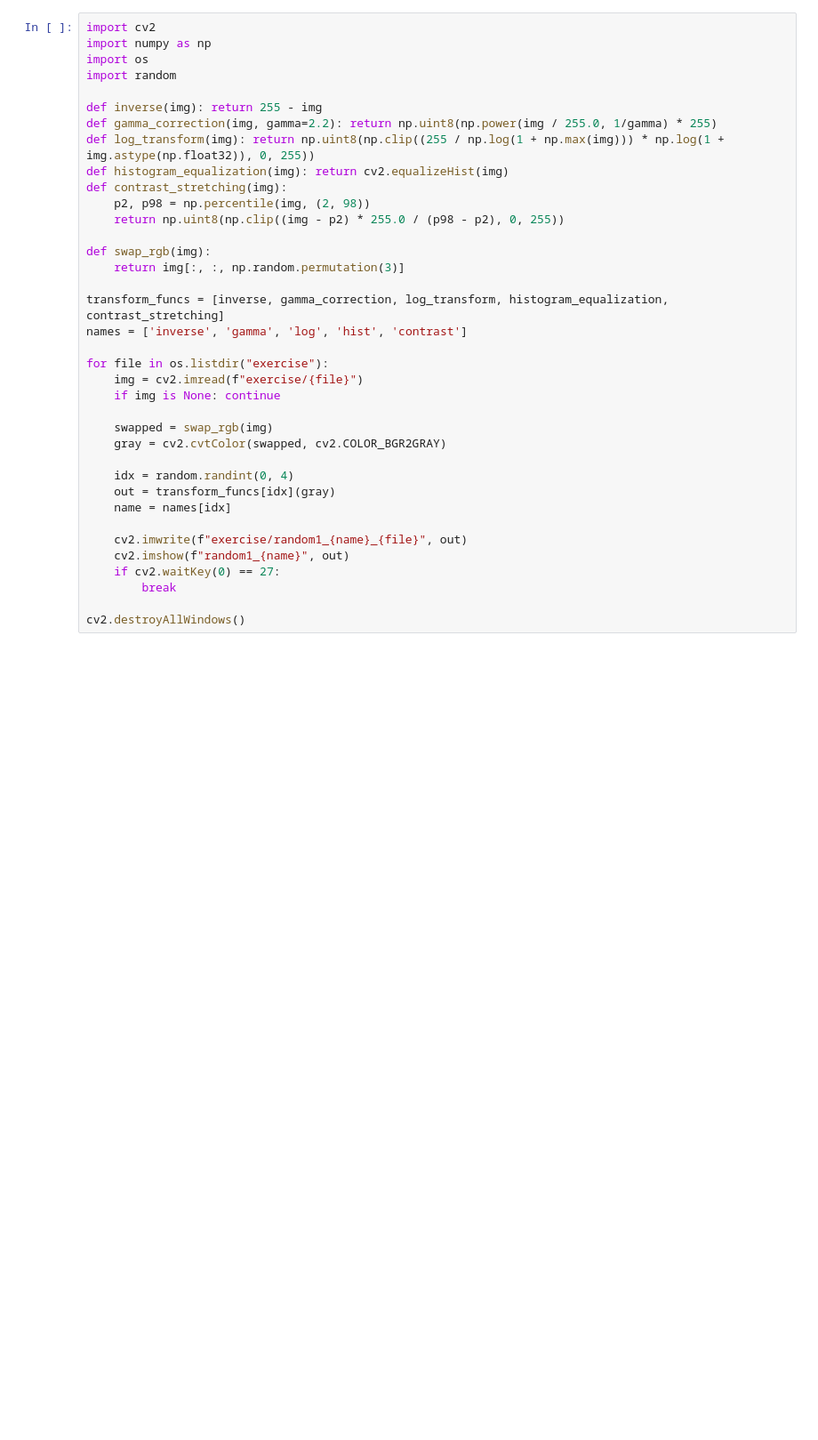
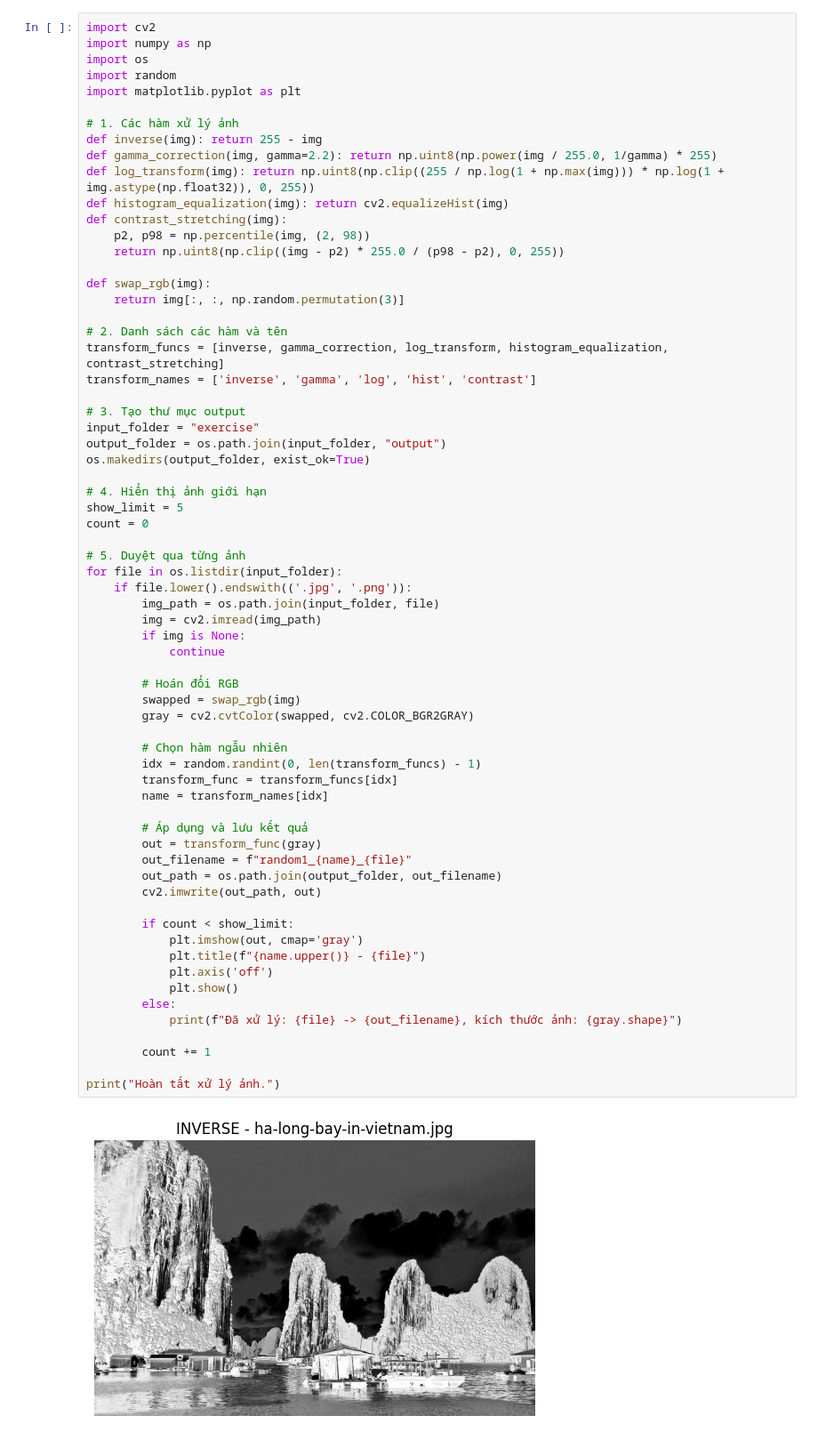
Before and after one commit to qifuong/NhapMonXuLyAnhSo-243_71ITAI40803_0101, a Jupyter notebook: Lab 2/Lab 2.ipynb, the cells around one changed output. Shown at 89% size. Drawn from its saved outputs; the diff is of its cells as text; blank space fills up the shorter version.

```diff
--- a/Lab 2/Lab 2.ipynb
+++ b/Lab 2/Lab 2.ipynb
@@ -101,37 +191,68 @@ else:
 # %%
 import cv2
 import numpy as np
 import os
 import random
+import matplotlib.pyplot as plt
 
+# 1. Các hàm xử lý ảnh
 def inverse(img): return 255 - img
 def gamma_correction(img, gamma=2.2): return np.uint8(np.power(img / 255.0, 1/gamma) * 255)
 def log_transform(img): return np.uint8(np.clip((255 / np.log(1 + np.max(img))) * np.log(1 + img.astype(np.float32)), 0, 255))
 def histogram_equalization(img): return cv2.equalizeHist(img)
 def contrast_stretching(img):
     p2, p98 = np.percentile(img, (2, 98))
     return np.uint8(np.clip((img - p2) * 255.0 / (p98 - p2), 0, 255))
 
 def swap_rgb(img):
     return img[:, :, np.random.permutation(3)]
 
+# 2. Danh sách các hàm và tên
 transform_funcs = [inverse, gamma_correction, log_transform, histogram_equalization, contrast_stretching]
-names = ['inverse', 'gamma', 'log', 'hist', 'contrast']
+transform_names = ['inverse', 'gamma', 'log', 'hist', 'contrast']
 
-for file in os.listdir("exercise"):
-    img = cv2.imread(f"exercise/{file}")
-    if img is None: continue
+# 3. Tạo thư mục output
+input_folder = "exercise"
+output_folder = os.path.join(input_folder, "output")
+os.makedirs(output_folder, exist_ok=True)
 
-    swapped = swap_rgb(img)
-    gray = cv2.cvtColor(swapped, cv2.COLOR_BGR2GRAY)
+# 4. Hiển thị ảnh giới hạn
+show_limit = 5
+count = 0
 
-    idx = random.randint(0, 4)
-    out = transform_funcs[idx](gray)
-    name = names[idx]
+# 5. Duyệt qua từng ảnh
+for file in os.listdir(input_folder):
+    if file.lower().endswith(('.jpg', '.png')):
+        img_path = os.path.join(input_folder, file)
+        img = cv2.imread(img_path)
+        if img is None:
+            continue
 
-    cv2.imwrite(f"exercise/random1_{name}_{file}", out)
-    cv2.imshow(f"random1_{name}", out)
-    if cv2.waitKey(0) == 27:
-        break
+        # Hoán đổi RGB
+        swapped = swap_rgb(img)
+        gray = cv2.cvtColor(swapped, cv2.COLOR_BGR2GRAY)
 
-cv2.destroyAllWindows()
+        # Chọn hàm ngẫu nhiên
+        idx = random.randint(0, len(transform_funcs) - 1)
+        transform_func = transform_funcs[idx]
+        name = transform_names[idx]
+
+        # Áp dụng và lưu kết quả
+        out = transform_func(gray)
+        out_filename = f"random1_{name}_{file}"
+        out_path = os.path.join(output_folder, out_filename)
+        cv2.imwrite(out_path, out)
+
+        if count < show_limit:
+            plt.imshow(out, cmap='gray')
+            plt.title(f"{name.upper()} - {file}")
+            plt.axis('off')
+            plt.show()
+        else:
+            print(f"Đã xử lý: {file} -> {out_filename}, kích thước ảnh: {gray.shape}")
+
+        count += 1
+
+print("Hoàn tất xử lý ảnh.")
+# %% [output]
+[figure, added]
```
Also changed, not shown: parts of 4 cells of this notebook.
